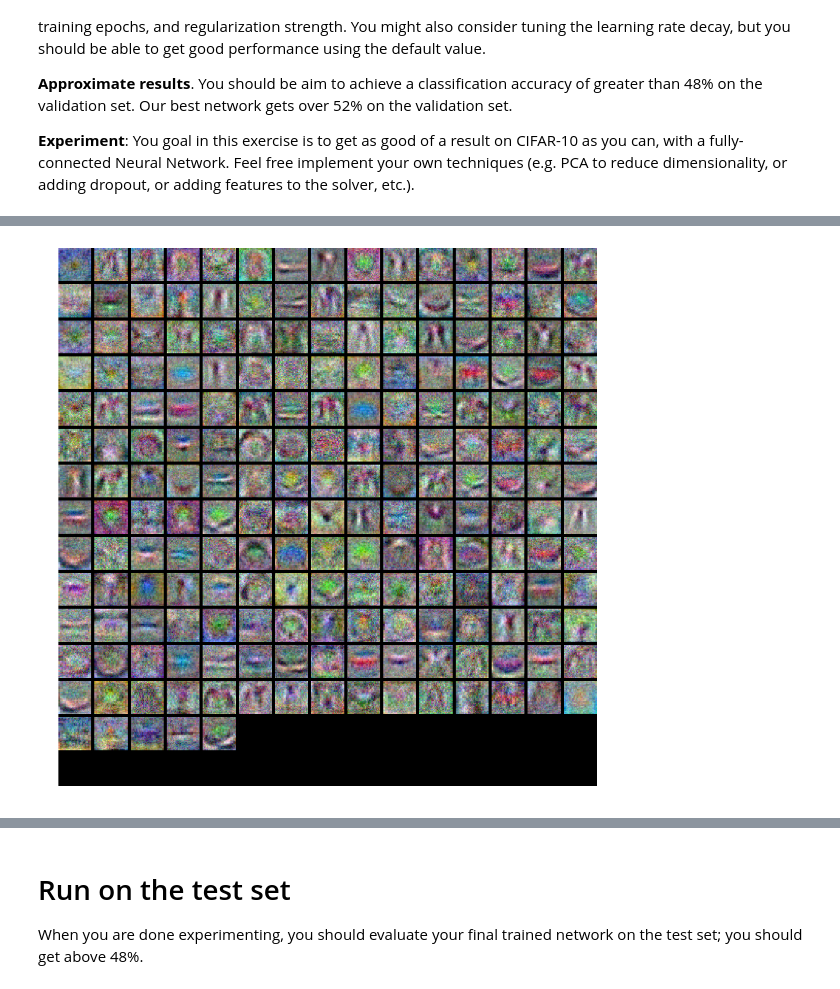
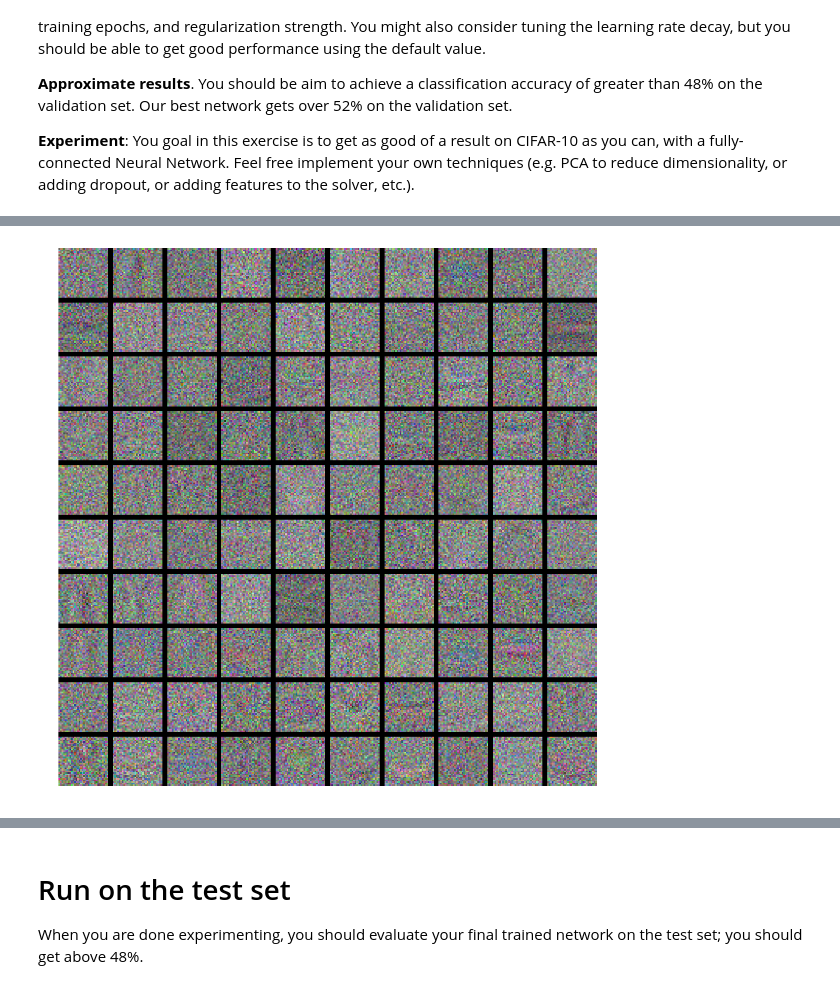
Before and after one commit to seb-afk/cs231n, a Jupyter notebook: assignment1/two_layer_net.ipynb, the cells around one changed output, grey strips where cells are left out. Cells and saved outputs as stored; diff of their text form; code cells hidden in the pictures.

```diff
--- a/assignment1/two_layer_net.ipynb
+++ b/assignment1/two_layer_net.ipynb
@@ -324,10 +322,10 @@ input_size = 32 * 32 * 3
 num_classes = 10
 # num_inputs = 5
 
-hidden_layer_size = [200, 300]
+hidden_layer_size = [100, 300]
 learning_rate = [1e-3]
-iterations = [3000, 5000, 7000]
-regularization_stregth = [0.5, 0.8]
+iterations = [5000, 1000]
+regularization_stregth = [0.5]
 
 parameter_grid = list(product(hidden_layer_size, learning_rate,
                               iterations, regularization_stregth))
@@ -349,5 +347,5 @@ while len(parameter_grid) > 0:
     # Predict on the validation set
     val_acc = (net.predict(X_val) == y_val).mean()
     print('Validation accuracy: ', val_acc)
-    model_list.append({"parameters": param, "model": net, "val_acc": val_acc})
+    model_list.append({"parameters": param, "model": net, "val_acc": val_acc, "stats": stats})
 # %% [output]
@@ -390,10 +377,10 @@ for model in model_list:
 # %%
-best_net = model_list[6]['model'] # store the best model into this
+best_net = model_list[3]['model'] # store the best model into this
 
 plt.rcParams['figure.figsize'] = (20.0, 16.0) # set default size of plots
 
 
 # visualize the weights of the best network
 show_net_weights(best_net)
 # %% [output]
-[figure, old version]
+[figure, new version]
```
Also changed, not shown: parts of 8 cells of this notebook, 1 other file.
